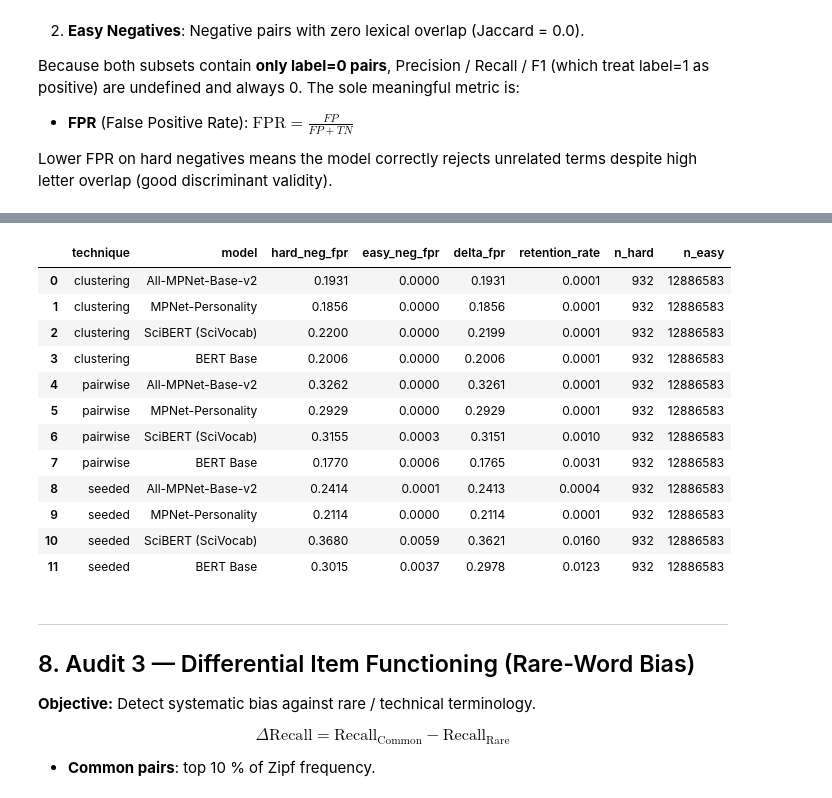
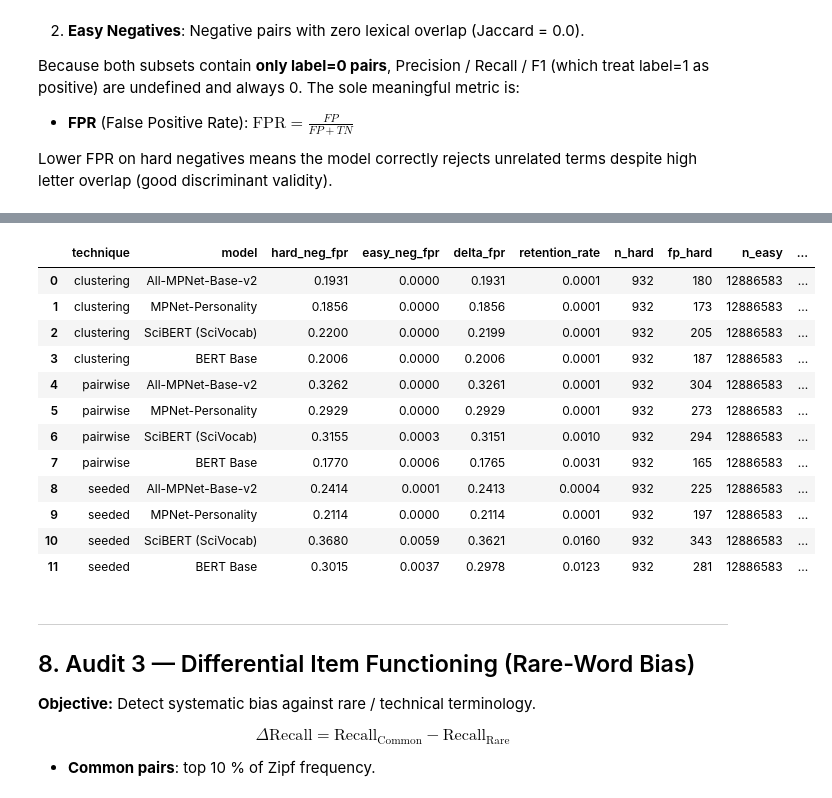
Before and after one commit to rasoulnorouzi/Social_Science_Construct_Harmonization, a Jupyter notebook: analysis/apa_audit_analysis.ipynb, the cells around one changed output, grey strips where cells are left out. Saved outputs shown, nothing was run; the diff lists cells and outputs as text; code cells hidden in the pictures.

```diff
--- a/analysis/apa_audit_analysis.ipynb
+++ b/analysis/apa_audit_analysis.ipynb
@@ -1057,7 +1057,9 @@ for technique in ["clustering", "pairwise", "seeded"]:
             "ΔFPR": f"{delta:+.4f}",
             "Retention Rate": f"{retention:.4f}" if not np.isnan(retention) else "NaN",
             "N Hard": int(hard_metrics['n_subset']),
+            "FP Hard": int(hard_metrics['fp']),
             "N Easy": int(easy_metrics['n_subset']),
+            "FP Easy": int(easy_metrics['fp']),
         })
 
 display(Markdown("### Audit 2 — Discriminant Validity Results"))
@@ -1102,29 +1104,30 @@ display(pd.DataFrame(audit2_records).set_index(["Technique", "Model"]))
 # %%
 # ── Export E: audit 2 lexical trap ────────────────────────────────────────────
 _a2 = pd.DataFrame(audit2_records).rename(columns={
     "Technique": "technique", "Model": "model",
     "FPR (Hard Neg)": "hard_neg_fpr", "FPR (Easy Neg)": "easy_neg_fpr",
     "ΔFPR": "delta_fpr", "Retention Rate": "retention_rate",
     "N Hard": "n_hard", "N Easy": "n_easy",
+    "FP Hard": "fp_hard", "FP Easy": "fp_easy",
 })
 for col in ["hard_neg_fpr", "easy_neg_fpr", "delta_fpr"]:
     _a2[col] = pd.to_numeric(_a2[col], errors='coerce')
 _a2.to_csv(f'{RESULTS_DIR}audit2_lexical_trap.csv', index=False)
 display(_a2)
 # %% [output]
-|  | technique | model | hard_neg_fpr | easy_neg_fpr | delta_fpr | retention_rate | n_hard | n_easy |
-| 0 | clustering | All-MPNet-Base-v2 | 0.1931 | 0.0000 | 0.1931 | 0.0001 | 932 | 12886583 |
-| 1 | clustering | MPNet-Personality | 0.1856 | 0.0000 | 0.1856 | 0.0001 | 932 | 12886583 |
-| 2 | clustering | SciBERT (SciVocab) | 0.2200 | 0.0000 | 0.2199 | 0.0001 | 932 | 12886583 |
-| 3 | clustering | BERT Base | 0.2006 | 0.0000 | 0.2006 | 0.0001 | 932 | 12886583 |
-| 4 | pairwise | All-MPNet-Base-v2 | 0.3262 | 0.0000 | 0.3261 | 0.0001 | 932 | 12886583 |
-| 5 | pairwise | MPNet-Personality | 0.2929 | 0.0000 | 0.2929 | 0.0001 | 932 | 12886583 |
-| 6 | pairwise | SciBERT (SciVocab) | 0.3155 | 0.0003 | 0.3151 | 0.0010 | 932 | 12886583 |
-| 7 | pairwise | BERT Base | 0.1770 | 0.0006 | 0.1765 | 0.0031 | 932 | 12886583 |
-| 8 | seeded | All-MPNet-Base-v2 | 0.2414 | 0.0001 | 0.2413 | 0.0004 | 932 | 12886583 |
-| 9 | seeded | MPNet-Personality | 0.2114 | 0.0000 | 0.2114 | 0.0001 | 932 | 12886583 |
-| 10 | seeded | SciBERT (SciVocab) | 0.3680 | 0.0059 | 0.3621 | 0.0160 | 932 | 12886583 |
-| 11 | seeded | BERT Base | 0.3015 | 0.0037 | 0.2978 | 0.0123 | 932 | 12886583 |
+|  | technique | model | hard_neg_fpr | easy_neg_fpr | delta_fpr | retention_rate | n_hard | fp_hard | n_easy | ... |
+| 0 | clustering | All-MPNet-Base-v2 | 0.1931 | 0.0000 | 0.1931 | 0.0001 | 932 | 180 | 12886583 | ... |
+| 1 | clustering | MPNet-Personality | 0.1856 | 0.0000 | 0.1856 | 0.0001 | 932 | 173 | 12886583 | ... |
+| 2 | clustering | SciBERT (SciVocab) | 0.2200 | 0.0000 | 0.2199 | 0.0001 | 932 | 205 | 12886583 | ... |
+| 3 | clustering | BERT Base | 0.2006 | 0.0000 | 0.2006 | 0.0001 | 932 | 187 | 12886583 | ... |
+| 4 | pairwise | All-MPNet-Base-v2 | 0.3262 | 0.0000 | 0.3261 | 0.0001 | 932 | 304 | 12886583 | ... |
+| 5 | pairwise | MPNet-Personality | 0.2929 | 0.0000 | 0.2929 | 0.0001 | 932 | 273 | 12886583 | ... |
+| 6 | pairwise | SciBERT (SciVocab) | 0.3155 | 0.0003 | 0.3151 | 0.0010 | 932 | 294 | 12886583 | ... |
+| 7 | pairwise | BERT Base | 0.1770 | 0.0006 | 0.1765 | 0.0031 | 932 | 165 | 12886583 | ... |
+| 8 | seeded | All-MPNet-Base-v2 | 0.2414 | 0.0001 | 0.2413 | 0.0004 | 932 | 225 | 12886583 | ... |
+| 9 | seeded | MPNet-Personality | 0.2114 | 0.0000 | 0.2114 | 0.0001 | 932 | 197 | 12886583 | ... |
+| 10 | seeded | SciBERT (SciVocab) | 0.3680 | 0.0059 | 0.3621 | 0.0160 | 932 | 343 | 12886583 | ... |
+| 11 | seeded | BERT Base | 0.3015 | 0.0037 | 0.2978 | 0.0123 | 932 | 281 | 12886583 | ... |
 # %% [markdown]
 ---
 
```
Also changed, not shown: parts of 1 cell of this notebook, 3 other files.
